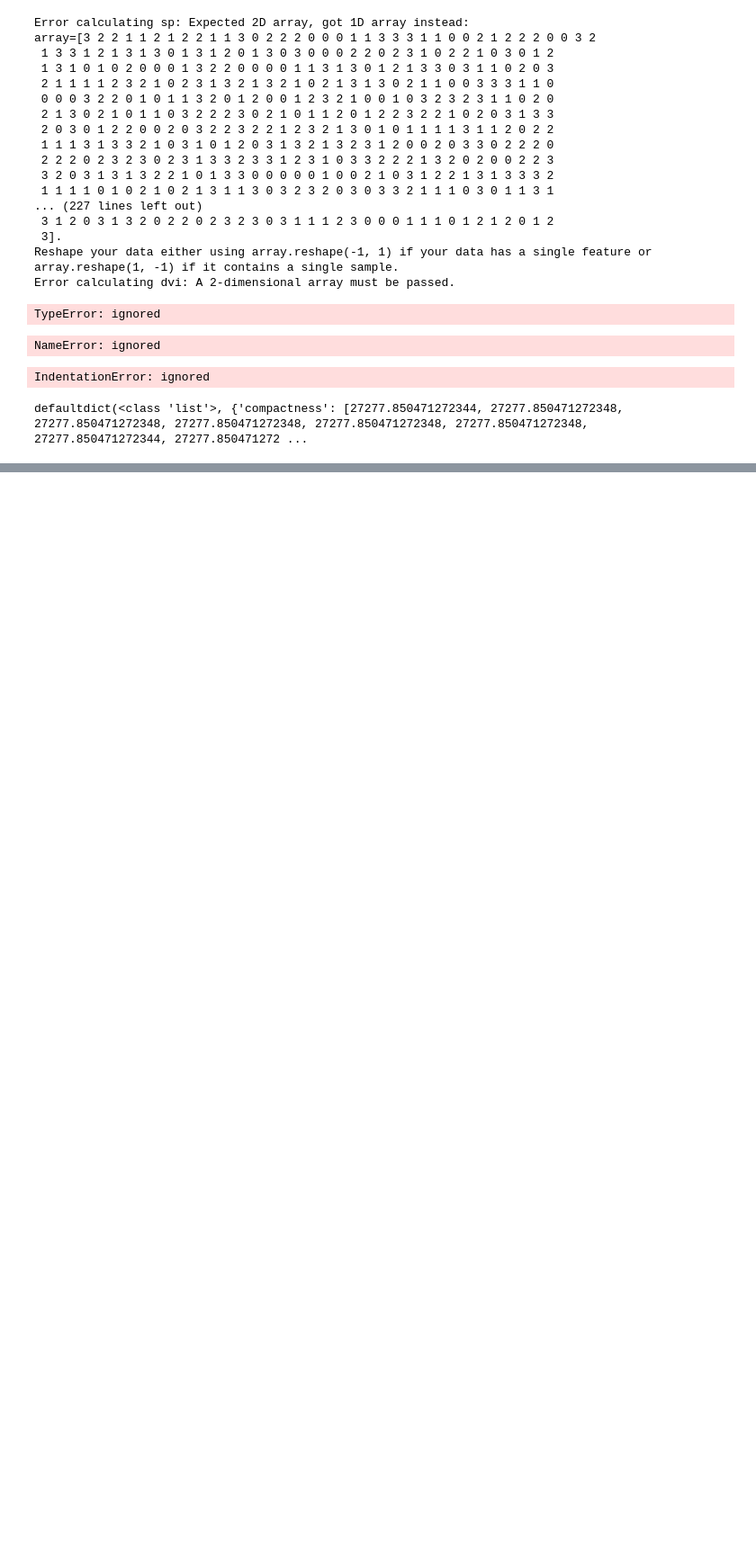
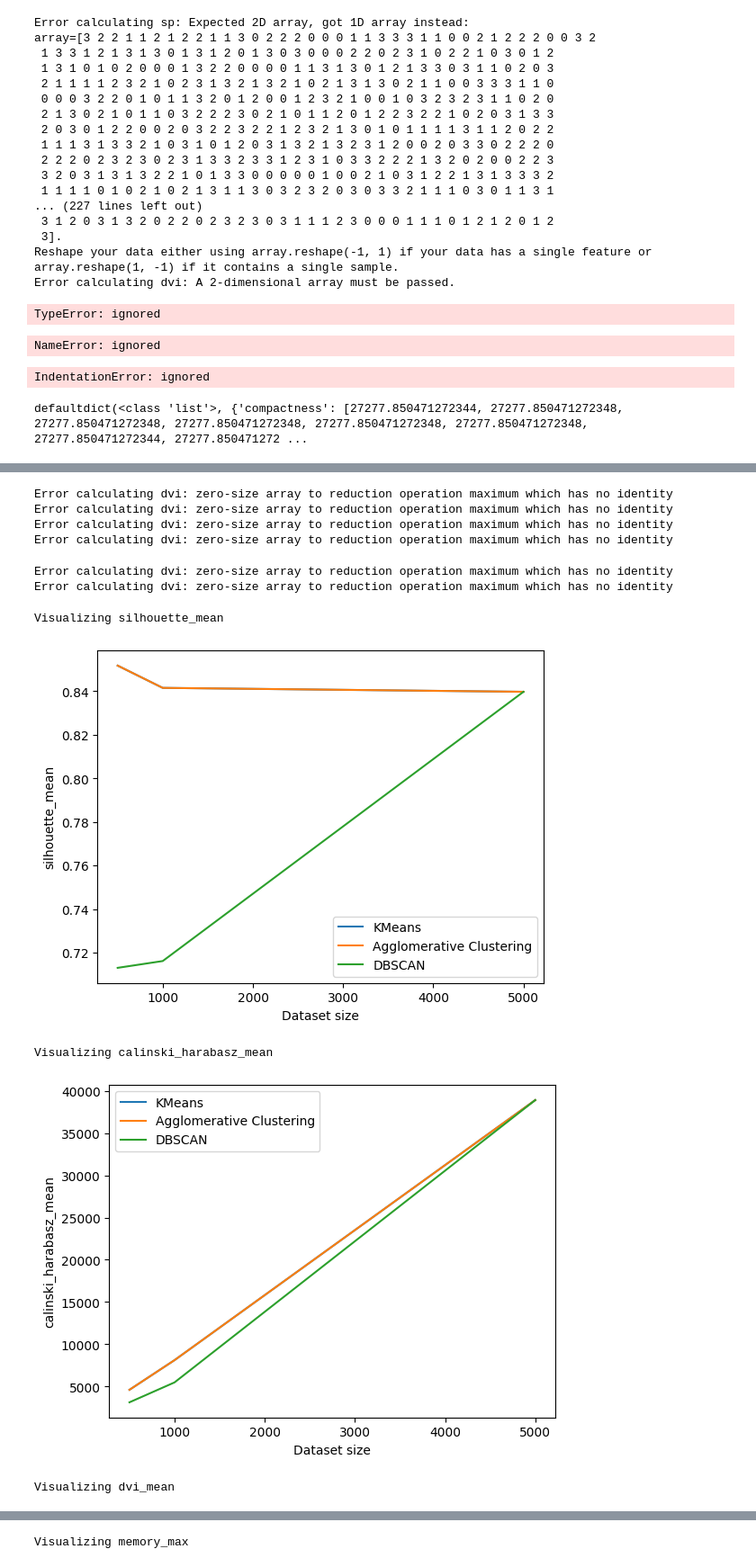
Before and after one commit to Ashail33/Masters-work, a Jupyter notebook: cluster_eval.ipynb, the cells around one changed output, grey strips where cells are left out. Shown: that part at 90% size. Cells and saved outputs as stored; diff of their text form; code cells hidden in the pictures; blank space fills up the shorter version.

```diff
--- a/cluster_eval.ipynb
+++ b/cluster_eval.ipynb
@@ -755,0 +906,66 @@ ValueError: ignored
+# %%
+import matplotlib.pyplot as plt
+import pandas as pd
+import matplotlib.pyplot as plt
+from sklearn.cluster import KMeans, AgglomerativeClustering, DBSCAN
+from sklearn.datasets import make_blobs
+from sklearn.cluster import KMeans, AgglomerativeClustering, DBSCAN
+from sklearn.model_selection import train_test_split
+
+
+
+def plot_clusters(X, labels, title):
+    unique_labels = set(labels)
+    colors = plt.cm.Spectral(np.linspace(0, 1, len(unique_labels)))
+    for k, col in zip(unique_labels, colors):
+        if k == -1:
+            col = 'k'
+
+        class_member_mask = (labels == k)
+        xy = X[class_member_mask]
+        plt.scatter(xy[:, 0], xy[:, 1], c=col, s=50, label=f"Cluster {k}")
+    plt.title(title)
+    plt.legend()
+    plt.show()
+
+def visualize_evaluation_results(results, metric_name, model_names):
+    fig, ax = plt.subplots()
+
+    for model_name, model in models:
+        model_results = results[model_name]
+        dataset_sizes = [result['dataset_size'] for result in model_results]
+        metric_values = [result[metric_name] for result in model_results]
+        ax.plot(dataset_sizes, metric_values, label=model_name)
+
+    ax.set_xlabel('Dataset size')
+    ax.set_ylabel(metric_name)
+    ax.legend()
+    plt.show()
+sizes = [500, 1000, 5000]
+n_runs = 10
+models = [
+    ('KMeans', KMeans(n_clusters=3)),
+    ('Agglomerative Clustering', AgglomerativeClustering(n_clusters=3)),
+    ('DBSCAN', DBSCAN(eps=1.5, min_samples=5))
+]
+
+evaluation_results = {}
+
+for model_name, model in models:
+    model_results = []
+    evaluation_results[model.__class__.__name__] = model_results
+    for size in sizes:
+        X, y = make_blobs(n_samples=size, centers=3, random_state=42)
+        X_train, X_test, y_train, y_test = train_test_split(X, y, test_size=0.5, random_state=42)
+        model_result = evaluate_clustering(model, X_test, true_labels=y_test.reshape(-1, 1), n_runs=n_runs)
+        model_result['dataset_size'] = size
+        model_results.append(model_result)
+        evaluation_results[model_name] = model_results
+
+
+metrics = ['silhouette_mean', 'calinski_harabasz_mean', 'dvi_mean','memory_max','runtime_max']
+
+for metric in metrics:
+    print(f"Visualizing {metric}")
+    visualize_evaluation_results(evaluation_results, metric, [m for m in models])
+# %% [output]
@@ -755,0 +986,11 @@ ValueError: ignored
+Error calculating dvi: zero-size array to reduction operation maximum which has no identity
+Error calculating dvi: zero-size array to reduction operation maximum which has no identity
+Error calculating dvi: zero-size array to reduction operation maximum which has no identity
+Error calculating dvi: zero-size array to reduction operation maximum which has no identity
+Error calculating dvi: zero-size array to reduction operation maximum which has no identity
+Error calculating dvi: zero-size array to reduction operation maximum which has no identity
+Visualizing silhouette_mean
+[figure, added]
+Visualizing calinski_harabasz_mean
+[figure, added]
+Visualizing dvi_mean
@@ -755,0 +998 @@ ValueError: ignored
+Visualizing memory_max
```
Also changed, not shown: parts of 10 cells of this notebook.
